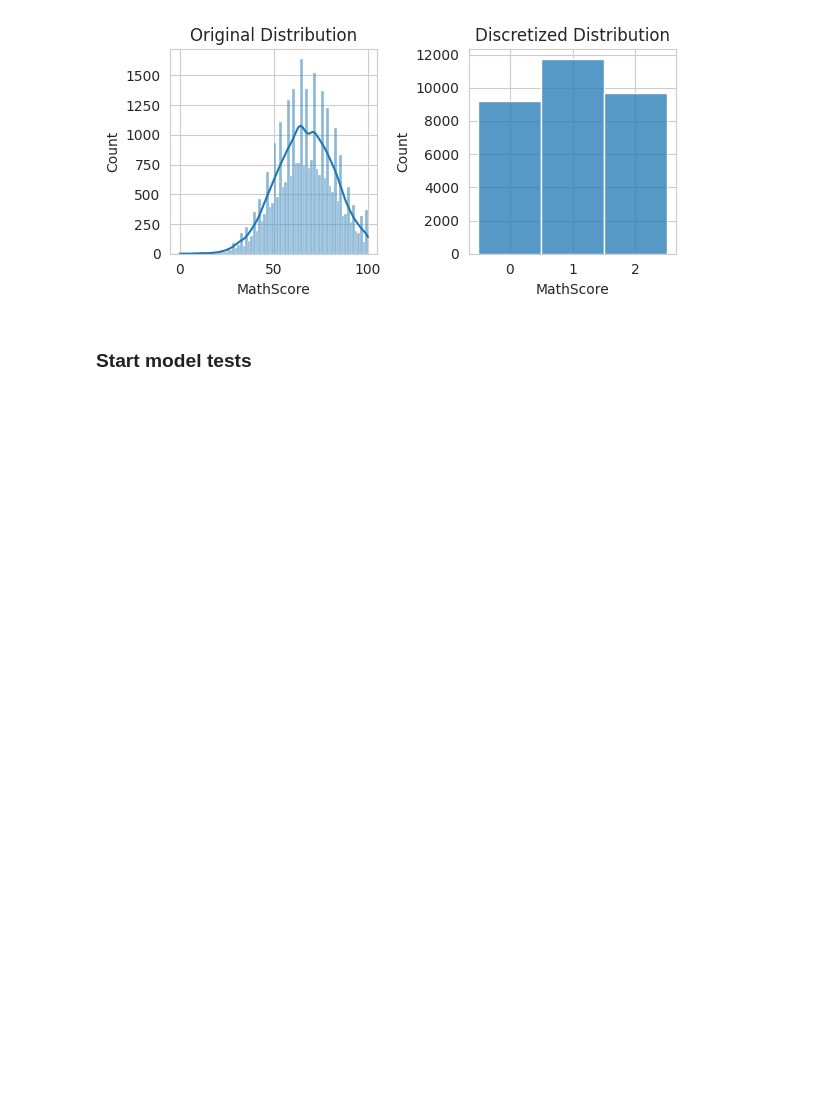
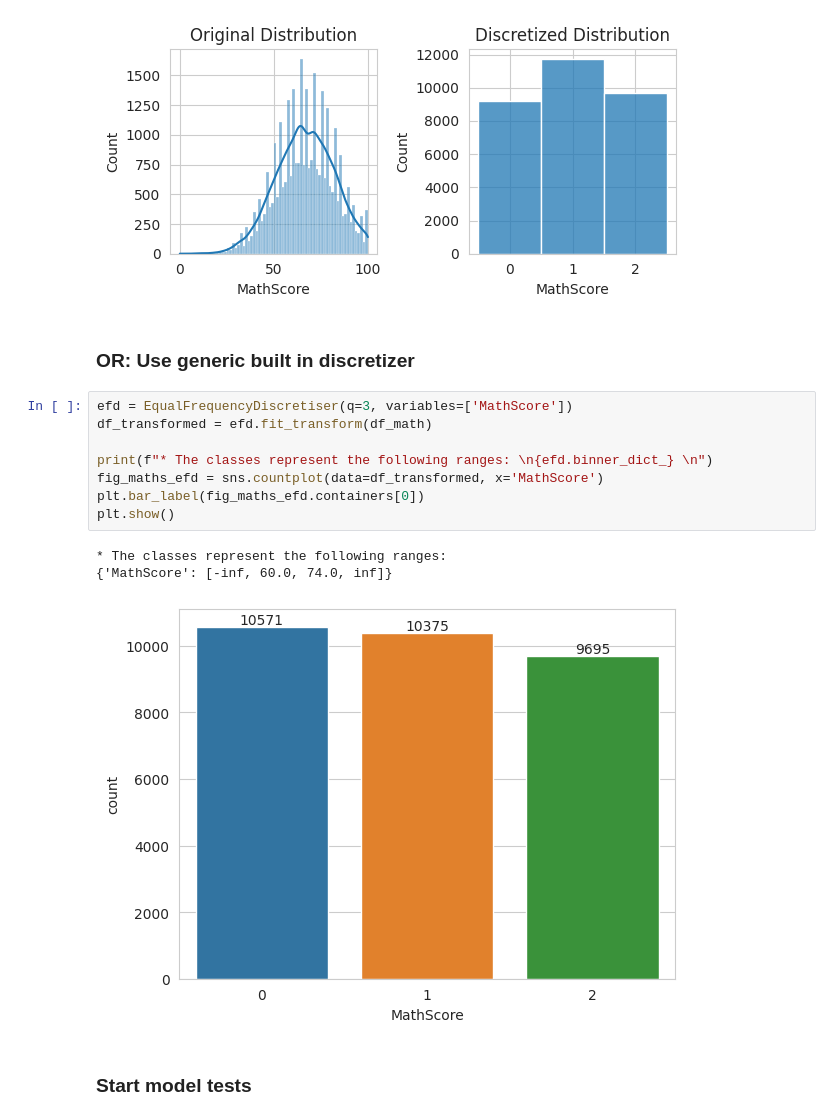
Before and after one commit to A-Hoenig/student-AI, a Jupyter notebook: jupyter_notebooks/NB_8b_math_model_class_3.ipynb, the cells around one changed output. Drawn from its saved outputs; the diff is of its cells as text; blank space fills up the shorter version.

```diff
--- a/jupyter_notebooks/NB_8b_math_model_class_3.ipynb
+++ b/jupyter_notebooks/NB_8b_math_model_class_3.ipynb
@@ -347,6 +345,20 @@ plt.tight_layout()
 plt.show()
 # %% [output]
 [figure]
+# %% [markdown]
+### OR: Use generic built in discretizer
+# %%
+efd = EqualFrequencyDiscretiser(q=3, variables=['MathScore'])
+df_transformed = efd.fit_transform(df_math)
+
+print(f"* The classes represent the following ranges: \n{efd.binner_dict_} \n")
+fig_maths_efd = sns.countplot(data=df_transformed, x='MathScore')
+plt.bar_label(fig_maths_efd.containers[0])
+plt.show()
+# %% [output]
+* The classes represent the following ranges:
+{'MathScore': [-inf, 60.0, 74.0, inf]}
+[figure, added]
 # %% [markdown]
 ### Start model tests
 # %%
```
Also changed, not shown: parts of 16 cells of this notebook, 9 other files.
